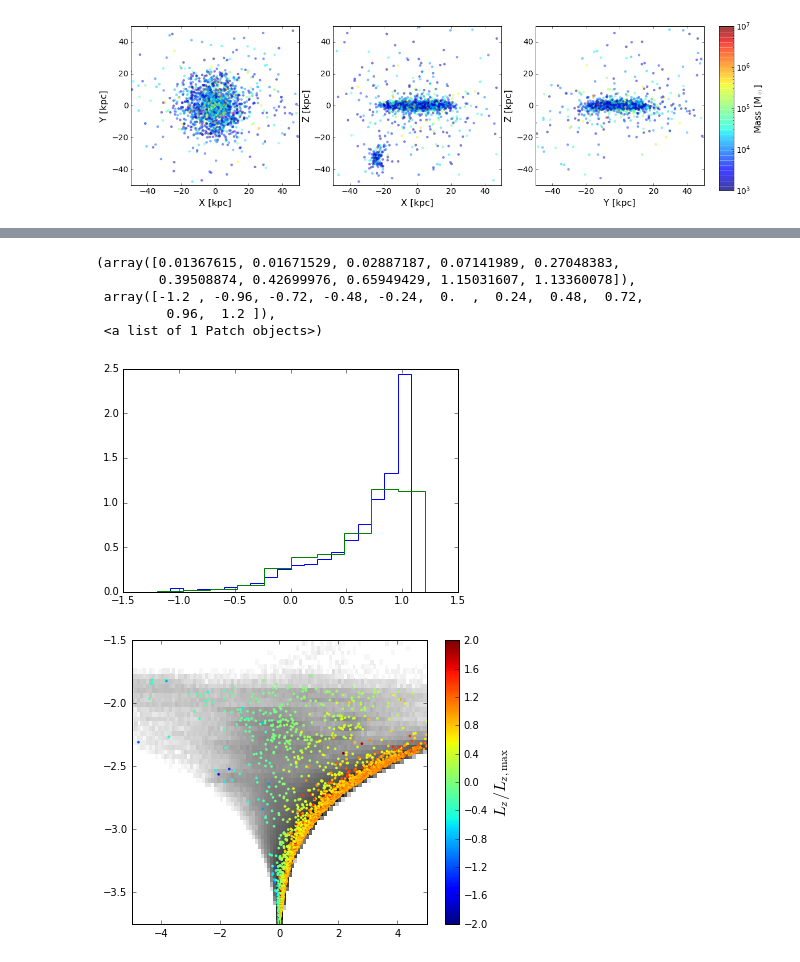
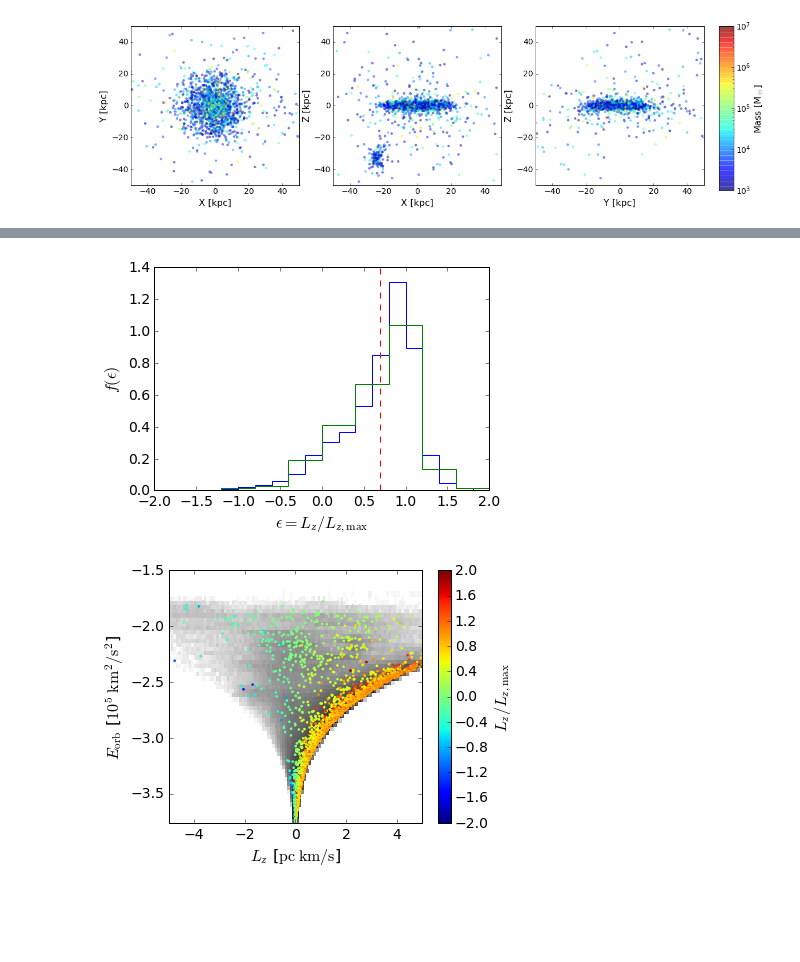
Before and after one commit to pablocoque/post_process_routines, a Jupyter notebook: src/analysis.ipynb, the cells around one changed output, grey strips where cells are left out. Cells and saved outputs as stored; diff of their text form; code cells hidden in the pictures; blank space fills up the shorter version.

```diff
--- a/src/analysis.ipynb
+++ b/src/analysis.ipynb
@@ -21,7 +21,7 @@ print(simulation_list)
 # rot_matrix = s_clusterpdir.select_halo(sf)
 
 sf = load_subfind(127, dir=path+simulation_list[3]+'/output/', hdf5=True, loadonly=['fpos', 'frc2', 'svel', 'flty', 'fnsh', 'slty', 'spos', 'smty', 'ffsh'] )
-s = gadget_readsnap(127, snappath=path+simulation_list[3]+'/output/', subfind=sf, hdf5=True, loadonlytype=4, loadonlyhalo=0)
+s = gadget_readsnap(127, snappath=path+simulation_list[3]+'/output/', subfind=sf, hdf5=True, loadonlyhalo=0)
 s.calc_sf_indizes( sf )
 galrad = 0.1 * sf.data['frc2'][0]
 s.select_halo( sf, use_principal_axis=True, use_cold_gas_spin=False, do_rotation=True )
@@ -167,14 +167,14 @@ orbital_energy -= orbital_energy.max()
 Lz = np.cross( s.data['pos'], (s.data['vel'] ) )[:,0]
 Lz *= np.sign(np.nanmedian(Lz))
 
-star_radius = s.r()
-isort_stars = np.argsort(star_radius)
-revert_sort = np.argsort(isort_stars)
-cummass = np.cumsum(s.data['mass'][isort_stars])
-Vc_stars = np.sqrt(Gcosmo*cummass[revert_sort]/star_radius)
+parts_radius = s.r()
+isort_parts = np.argsort(parts_radius)
+revert_sort = np.argsort(isort_parts)
+cummass = np.cumsum(s.data['mass'][isort_parts])
+Vc_parts = np.sqrt(Gcosmo*cummass[revert_sort]/parts_radius)
 
-Lzmax = star_radius*Vc_stars
+Lzmax = parts_radius*Vc_parts
+
+circ_param = (Lz/Lzmax)
+# mask = np.abs(circ_param) > 1.0
+# circ_param[mask] = 1.0*np.sign(circ_param[mask])
-# %%
-circ_param = (Lz/Lzmax)
-mask = np.abs(circ_param) > 1.0
-circ_param[mask] = 1.0*np.sign(circ_param[mask])
@@ -211,22 +360,25 @@ mask = (tdf<np.repeat(stars_age[s.data['nclt']>0],nclus))
 # %%
-plt.hist(circ_param[starparts][s.data['age']>0], histtype='step', density=True, bins=20, range=[-1.2,1.2])
-plt.hist(circ_param[starparts][s.data['nclt']>0], bins=10, range=[-1.2,1.2], histtype='step', density=True)
+plt.hist(circ_param[starparts][s.data['age']>0], histtype='step', density=True, bins=20, range=[-2.,2.])
+plt.hist(circ_param[starparts][s.data['nclt']>0], bins=10, range=[-2.,2.], histtype='step', density=True)
+plt.vlines(0.7,0,1.4, color='r', linestyles='dashed')
+plt.xlabel(r'$\epsilon = L_z / L_{z,\rm{max}}$', fontsize=16)
+plt.ylabel(r'$f(\epsilon)$', fontsize=16)
+plt.tick_params(axis='both', which='both', labelsize=14)
 # %% [output]
-(array([0.01367615, 0.01671529, 0.02887187, 0.07141989, 0.27048383,
-        0.39508874, 0.42699976, 0.65949429, 1.15031607, 1.13360078]),
- array([-1.2 , -0.96, -0.72, -0.48, -0.24,  0.  ,  0.24,  0.48,  0.72,
-         0.96,  1.2 ]),
- <a list of 1 Patch objects>)
-[figure, old version]
+[figure, new version]
 # %%
 fig, ax = plt.subplots(1, 1, figsize=(6, 4.5), tight_layout=True)
 #index, = np.where((s.r() < 0.1) & (s.r() > 0.0))
-ax.hist2d( Lz[starparts], orbital_energy[starparts], bins=(100, 100), range=([-5, 5], [orbital_energy[starparts][s.data['nclt']>0].min(), 0.]), rasterized=True, cmap='Greys', norm=colors.LogNorm() )
+ax.hist2d( Lz[starparts][s.data['age']>0.], orbital_energy[starparts][s.data['age']>0.], bins=(100, 100), range=([-5, 5], [orbital_energy[starparts][s.data['age']>0.].min(), 0.]), rasterized=True, cmap='Greys', norm=colors.LogNorm() )
 cb = ax.scatter( Lz[starparts][s.data['nclt']>0], orbital_energy[starparts][s.data['nclt']>0], c=circ_param[starparts][s.data['nclt']>0], vmin=-2, vmax=2, s=7, edgecolors='face', linewidth=0)
-ax.set_ylim(orbital_energy[starparts][s.data['nclt']>0].min(), -1.5)
+ax.set_ylim(orbital_energy[starparts][s.data['age']>0.].min(), -1.5)
 cbar = fig.colorbar(cb, ax=ax)
 cbar.set_label(r'$L_z / L_{z,\rm{max}}$', fontsize=16)
+cbar.ax.tick_params(labelsize=14)
+plt.xlabel(r'$L_z$ [$\rm{pc} \; \rm{km}/\rm{s}$]', fontsize=16)
+plt.ylabel(r'$E_{\rm{orb}}$ [$10^5 \; \rm{km}^2/\rm{s}^2$]', fontsize=16)
+plt.tick_params(axis='both', which='both', labelsize=14)
 # %% [output]
-[figure, old version]
+[figure, new version]
 # %%
 fig, ax = plt.subplots(1, 1, figsize=(6, 4.5), tight_layout=True)
```
Also changed, not shown: parts of 26 cells of this notebook, 1 other file.
